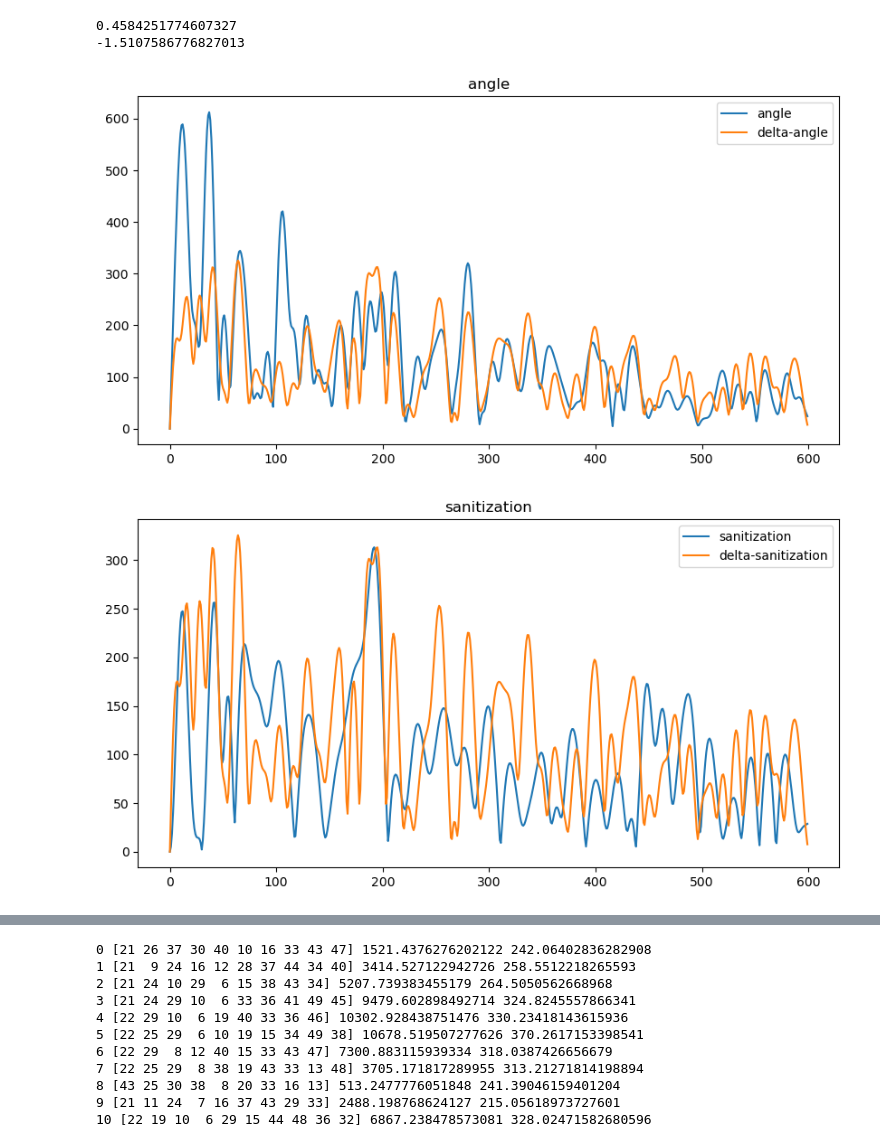
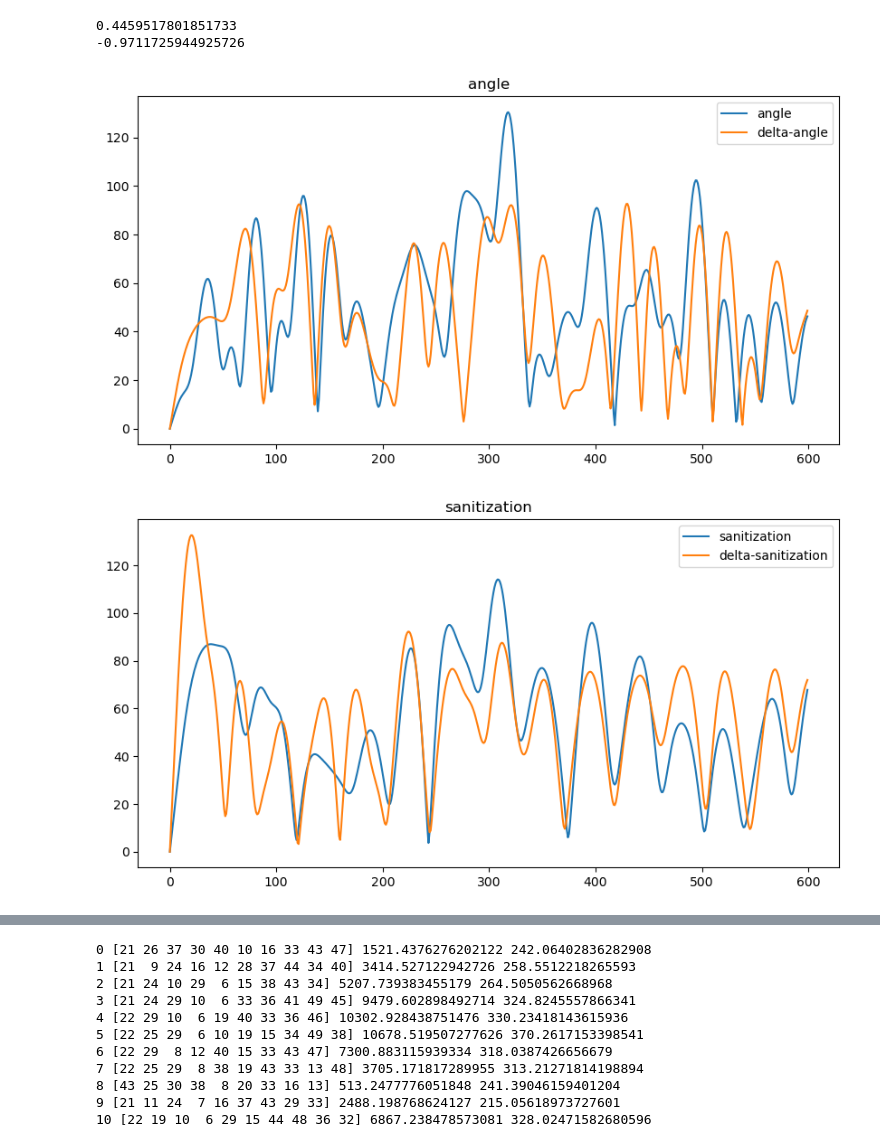
Before and after one commit to hdright/breath_detect, a Jupyter notebook: test.ipynb, the cells around one changed output, grey strips where cells are left out. Cells and saved outputs as stored; diff of their text form; code cells hidden in the pictures.

```diff
--- a/test.ipynb
+++ b/test.ipynb
@@ -16,7 +16,7 @@ Prefix = PrefixSet[Ridx]
 # names= FindFiles(PathRaw) # 查找文件夹中包含的所有比赛/测试数据文件，非本轮次数据请不要放在目标文件夹中
 
 # dirs = os.listdir(PathRaw)
-na = '005'
+na = '001'
 dirs = os.listdir(PathRaw)
 names = []  # 文件编号
 files = []
@@ -169,41 +169,41 @@ from scipy import signal
 
 def zero_crossing_rate(x):
     return np.sum(np.abs(np.diff(np.sign(x)))) / len(x)
-ii = 36
-sc = 39
+ii = 52
+sc = 25
 x = np.abs(psd_[sc][ii])
 x_delta = np.abs(psd_delta[sc][ii])
 x_sanitization = np.abs(psd_sanitization[sc][ii])
 x_sanitization_delta = np.abs(psd_sanitization_delta[sc][ii])
 x_amp = np.abs(psd_amp[sc][ii])
 x_amp_ratio = np.abs(psd_amp_ratio[sc][ii])
 freq = np.abs(np.fft.fft(x))
 print(np.sum(freq[100:]) / np.sum(freq))
 print(kurtosis(x[9:32]))
 plt.figure(figsize=(10, 5))
 plt.plot(x)
 plt.plot(x_delta)
 plt.legend(['angle', 'delta-angle'])
 plt.title('angle')
 plt.show()
 plt.figure(figsize=(10, 5))
 plt.plot(x_sanitization)
 plt.plot(x_sanitization_delta)
 plt.legend(['sanitization', 'delta-sanitization'])
 plt.title('sanitization')
 plt.show()
 plt.figure(figsize=(10, 5))
 plt.plot(x_amp)
 plt.plot(x_amp_ratio)
 plt.legend(['amp', 'amp-ratio'])
 plt.title('amp')
 plt.show()
 # plt.plot(np.arange(0, breathEnd, breathEnd / dftSize) * 60, x)
 # plt.plot(np.arange(0, breathEnd, breathEnd / dftSize) * 60, np.abs(psd_bg[ii]))
 # x = psd_bg[ii] - np.mean(psd_bg[ii])
 # print(np.var(x[int(5/BPMresol):int(50/BPMresol)]) / np.max(x[int(5/BPMresol):int(50/BPMresol)]))
 # %% [output]
-0.4584251774607327
--1.5107586776827013
+0.4459517801851733
+-0.9711725944925726
-[figure, old version]
+[figure, new version]
-[figure, old version]
+[figure, new version]
```
Also changed, not shown: parts of 1 cell of this notebook, 5 other files.
